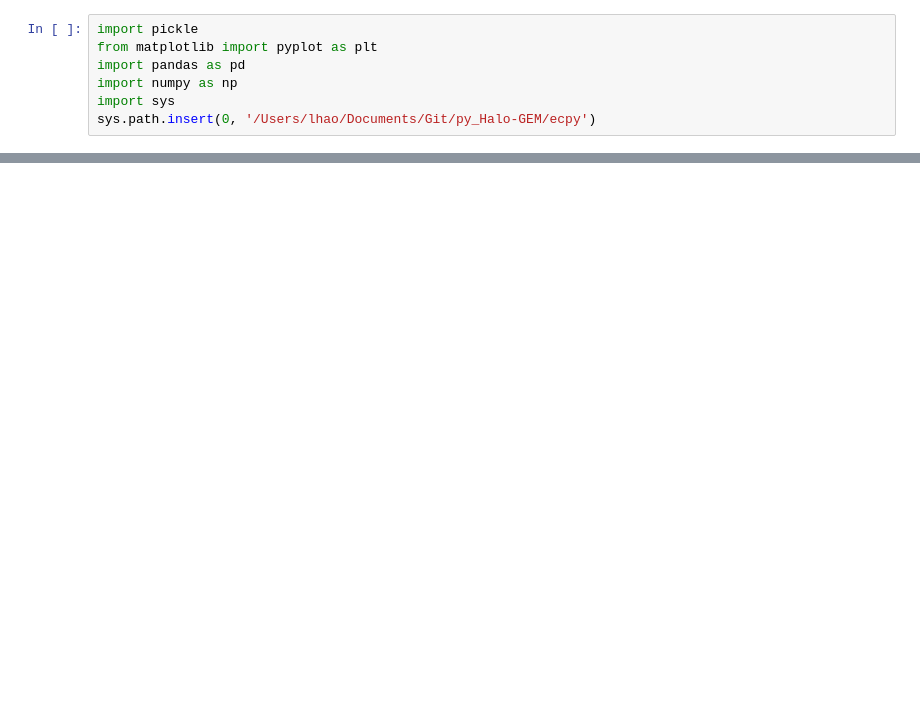
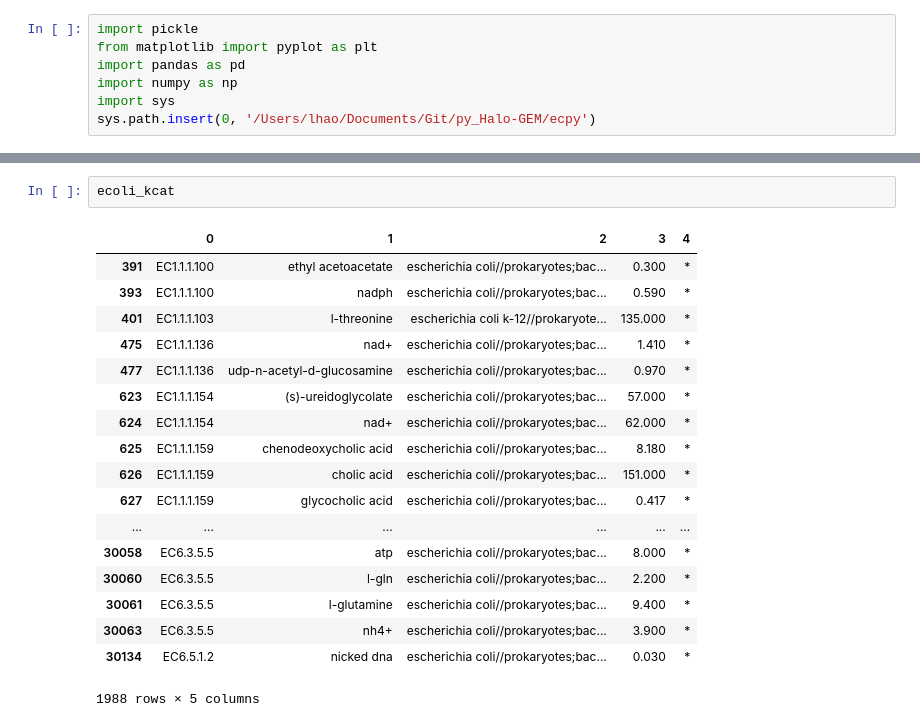
Before and after one commit to SysBioChalmers/Halo-GEM, a Jupyter notebook: ComplementaryScripts/EnzymeConstrainedModelRecon/Scripts/enzyme_distributions.ipynb, the cells around one changed output, grey strips where cells are left out. Cells and saved outputs as stored; diff of their text form; blank space fills up the shorter version.

```diff
--- a/ComplementaryScripts/EnzymeConstrainedModelRecon/Scripts/enzyme_distributions.ipynb
+++ b/ComplementaryScripts/EnzymeConstrainedModelRecon/Scripts/enzyme_distributions.ipynb
@@ -34,0 +80,21 @@ plt.close()
+# %%
+ecoli_kcat
+# %% [output]
+|  | 0 | 1 | 2 | 3 | 4 |
+| 391 | EC1.1.1.100 | ethyl acetoacetate | escherichia coli//prokaryotes;bac... | 0.300 | * |
+| 393 | EC1.1.1.100 | nadph | escherichia coli//prokaryotes;bac... | 0.590 | * |
+| 401 | EC1.1.1.103 | l-threonine | escherichia coli k-12//prokaryote... | 135.000 | * |
+| 475 | EC1.1.1.136 | nad+ | escherichia coli//prokaryotes;bac... | 1.410 | * |
+| 477 | EC1.1.1.136 | udp-n-acetyl-d-glucosamine | escherichia coli//prokaryotes;bac... | 0.970 | * |
+| 623 | EC1.1.1.154 | (s)-ureidoglycolate | escherichia coli//prokaryotes;bac... | 57.000 | * |
+| 624 | EC1.1.1.154 | nad+ | escherichia coli//prokaryotes;bac... | 62.000 | * |
+| 625 | EC1.1.1.159 | chenodeoxycholic acid | escherichia coli//prokaryotes;bac... | 8.180 | * |
+| 626 | EC1.1.1.159 | cholic acid | escherichia coli//prokaryotes;bac... | 151.000 | * |
+| 627 | EC1.1.1.159 | glycocholic acid | escherichia coli//prokaryotes;bac... | 0.417 | * |
+| ... | ... | ... | ... | ... | ... |
+| 30058 | EC6.3.5.5 | atp | escherichia coli//prokaryotes;bac... | 8.000 | * |
+| 30060 | EC6.3.5.5 | l-gln | escherichia coli//prokaryotes;bac... | 2.200 | * |
+| 30061 | EC6.3.5.5 | l-glutamine | escherichia coli//prokaryotes;bac... | 9.400 | * |
+| 30063 | EC6.3.5.5 | nh4+ | escherichia coli//prokaryotes;bac... | 3.900 | * |
+| 30134 | EC6.5.1.2 | nicked dna | escherichia coli//prokaryotes;bac... | 0.030 | * |
+1988 rows × 5 columns
```
Also changed, not shown: parts of 11 cells of this notebook.
